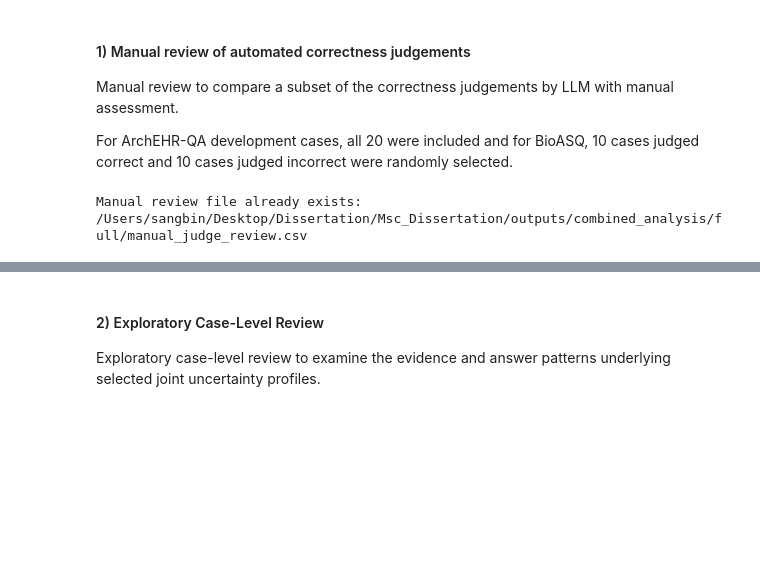
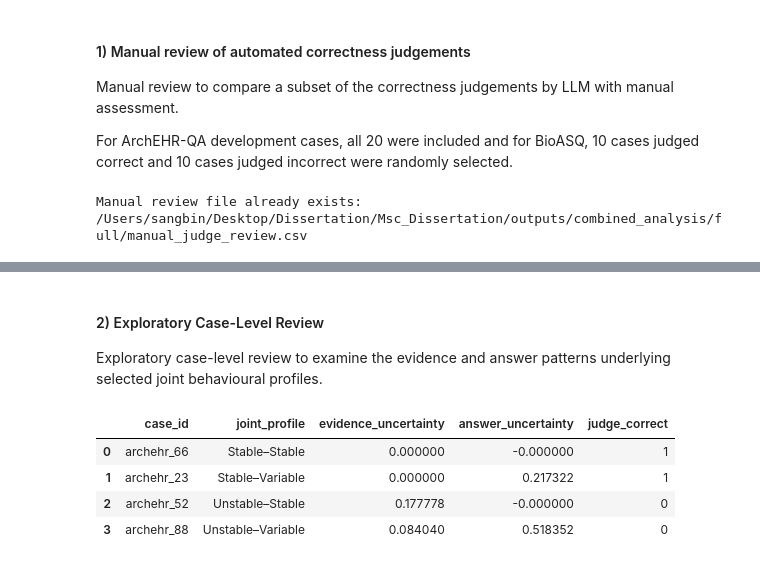
Before and after one commit to SBL-97/Msc_Dissertation, a Jupyter notebook: 04_combined_uncertainty_analysis_v2.ipynb, the cells around one changed output, grey strips where cells are left out. Drawn from its saved outputs; the diff is of its cells as text; code cells hidden in the pictures; blank space fills up the shorter version.

Commit message:
Update in exploratory review

```diff
--- a/04_combined_uncertainty_analysis_v2.ipynb
+++ b/04_combined_uncertainty_analysis_v2.ipynb
@@ -1566,4 +1569,50 @@ display(
 # %% [markdown]
 #### 2) Exploratory Case-Level Review
 
-Exploratory case-level review to examine the evidence and answer patterns underlying selected joint uncertainty profiles.
+Exploratory case-level review to examine the evidence and answer patterns underlying selected joint behavioural profiles.
+# %%
+heldout = pd.read_csv(HELDOUT_PATH)
+
+profiles = [
+    "Stable–Stable",
+    "Stable–Variable",
+    "Unstable–Stable",
+    "Unstable–Variable",
+]
+
+selected_cases = []
+
+for profile in profiles:
+    group = heldout[
+        heldout["joint_profile"] == profile
+    ]
+
+    sampled = group.sample(
+        n=1,
+        random_state=42,
+    )
+
+    selected_cases.append(sampled)
+
+selected_cases = pd.concat(
+    selected_cases,
+    ignore_index=True,
+)
+
+display(
+    selected_cases[
+        [
+            "case_id",
+            "joint_profile",
+            "evidence_uncertainty",
+            "answer_uncertainty",
+            "judge_correct",
+        ]
+    ]
+)
+# %% [output]
+|  | case_id | joint_profile | evidence_uncertainty | answer_uncertainty | judge_correct |
+| 0 | archehr_66 | Stable–Stable | 0.000000 | -0.000000 | 1 |
+| 1 | archehr_23 | Stable–Variable | 0.000000 | 0.217322 | 1 |
+| 2 | archehr_52 | Unstable–Stable | 0.177778 | -0.000000 | 0 |
+| 3 | archehr_88 | Unstable–Variable | 0.084040 | 0.518352 | 0 |
```
Also changed, not shown: parts of 3 cells of this notebook.
